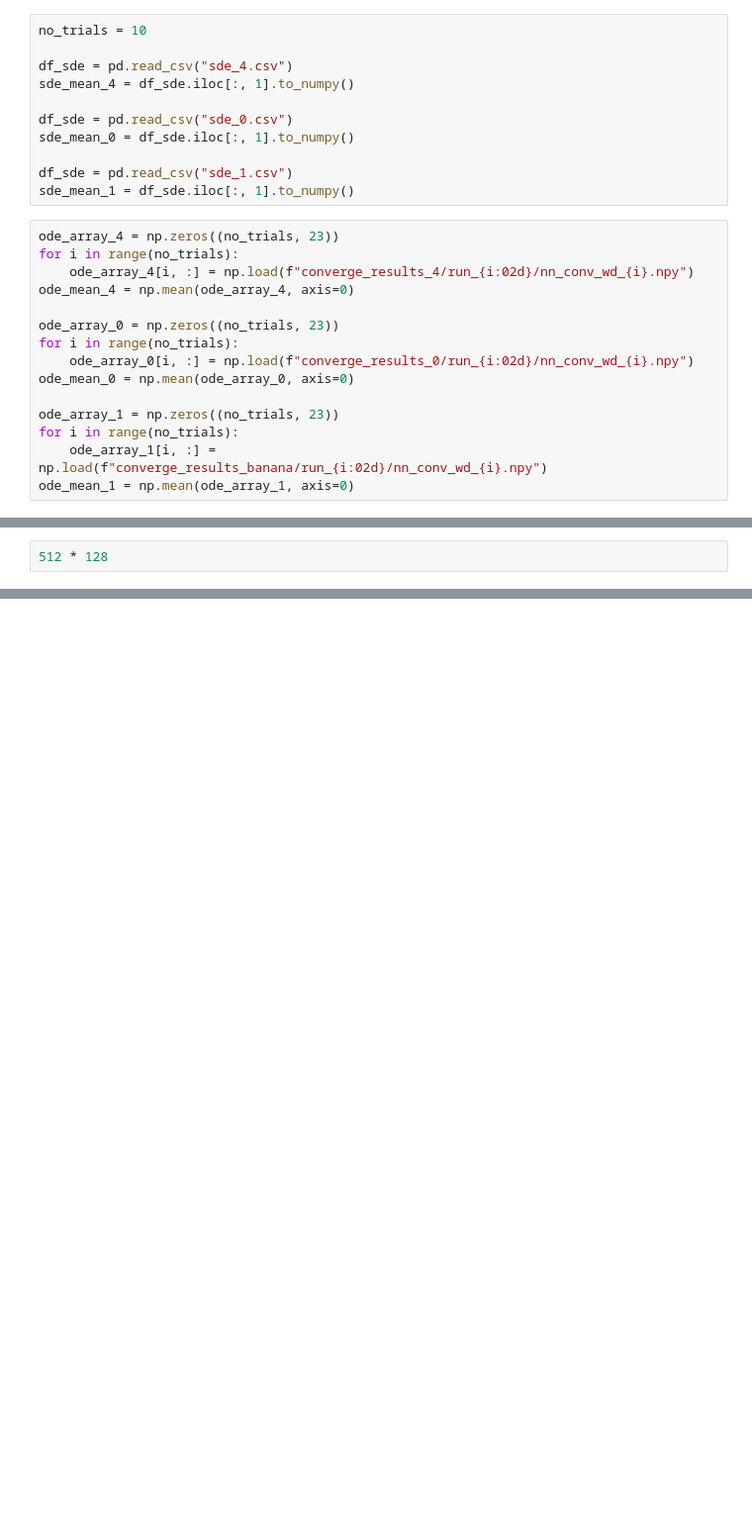
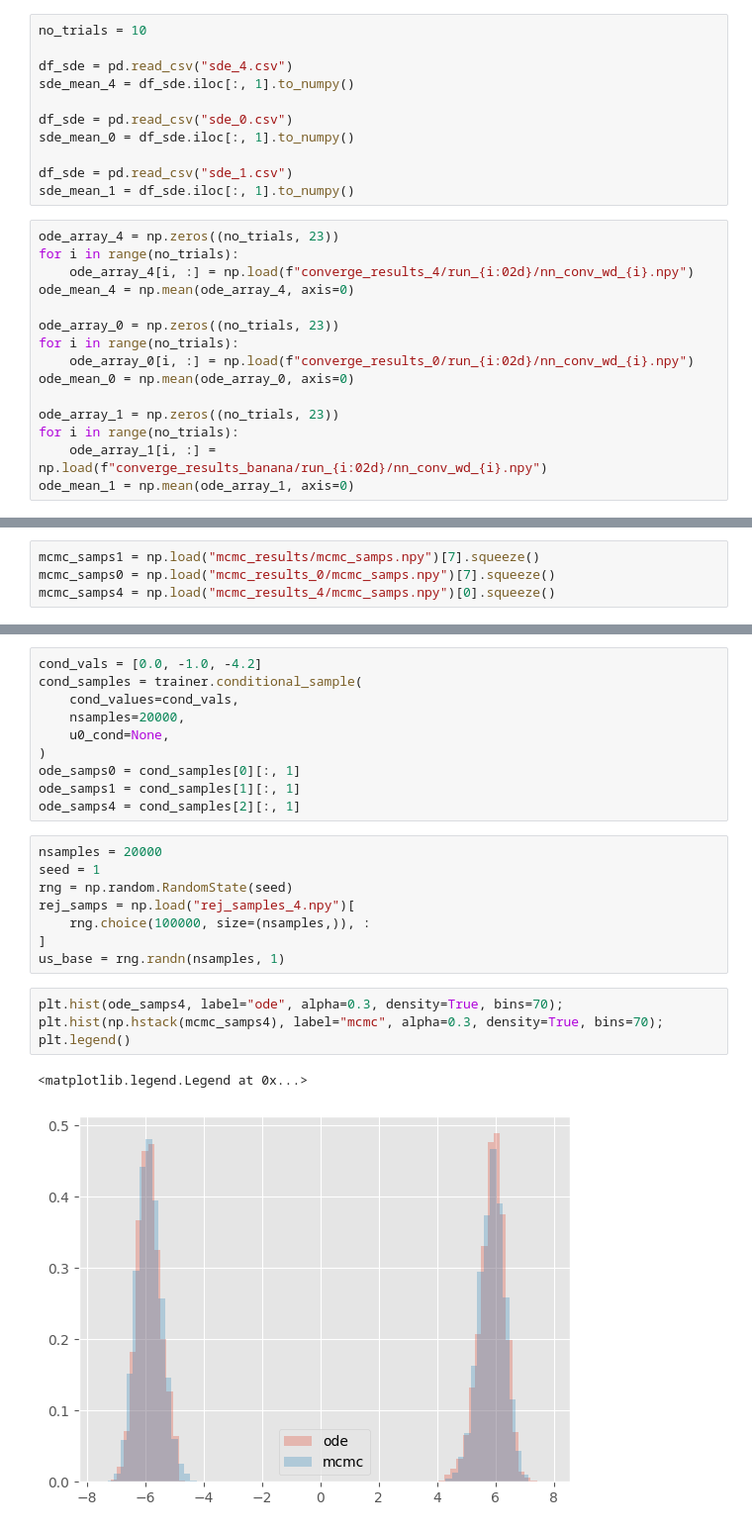
Before and after one commit to abjohnson117/TransportVsMcmcExperiments, a Jupyter notebook: banana/convergence_plots.ipynb, the cells around one changed output, grey strips where cells are left out. Shown at 99% size. Cells and saved outputs as stored; diff of their text form; blank space fills up the shorter version.

```diff
--- a/banana/convergence_plots.ipynb
+++ b/banana/convergence_plots.ipynb
@@ -108,2 +136,4 @@ This shows that earlier on, the chain is actually closer to the target. The tail
 # %%
-512 * 128
+mcmc_samps1 = np.load("mcmc_results/mcmc_samps.npy")[7].squeeze()
+mcmc_samps0 = np.load("mcmc_results_0/mcmc_samps.npy")[7].squeeze()
+mcmc_samps4 = np.load("mcmc_results_4/mcmc_samps.npy")[0].squeeze()
@@ -111,0 +261,25 @@ This shows that earlier on, the chain is actually closer to the target. The tail
+# %%
+cond_vals = [0.0, -1.0, -4.2]
+cond_samples = trainer.conditional_sample(
+    cond_values=cond_vals,
+    nsamples=20000,
+    u0_cond=None,
+)
+ode_samps0 = cond_samples[0][:, 1]
+ode_samps1 = cond_samples[1][:, 1]
+ode_samps4 = cond_samples[2][:, 1]
+# %%
+nsamples = 20000
+seed = 1
+rng = np.random.RandomState(seed)
+rej_samps = np.load("rej_samples_4.npy")[
+    rng.choice(100000, size=(nsamples,)), :
+]
+us_base = rng.randn(nsamples, 1)
+# %%
+plt.hist(ode_samps4, label="ode", alpha=0.3, density=True, bins=70);
+plt.hist(np.hstack(mcmc_samps4), label="mcmc", alpha=0.3, density=True, bins=70);
+plt.legend()
+# %% [output]
+<matplotlib.legend.Legend at 0x...>
+[figure, added]
```
Also changed, not shown: parts of 26 cells of this notebook, 8 other files.
